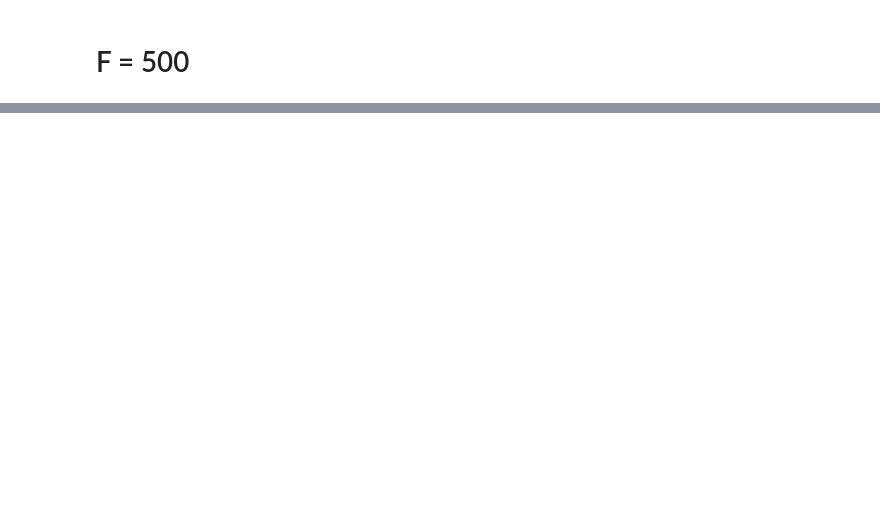
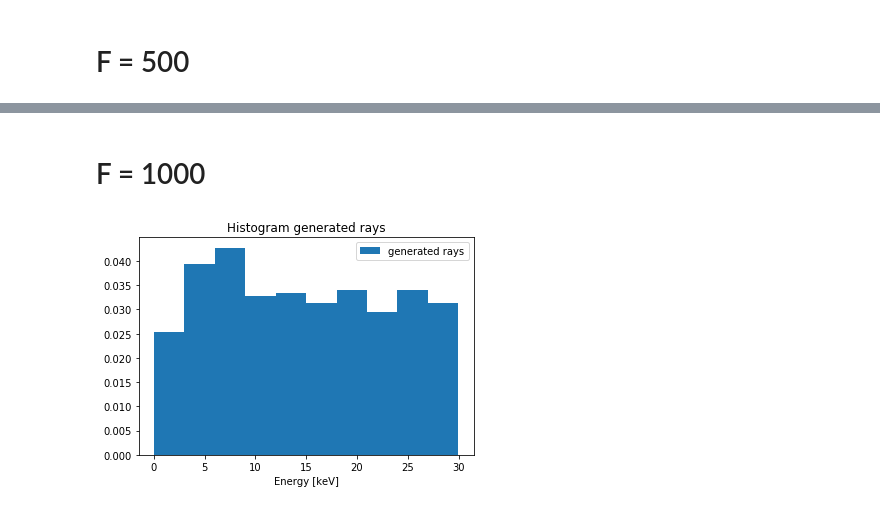
Before and after one commit to pymilo/notebooks, a Jupyter notebook: FOXSISIM_Energy_Response_Big_Angles.ipynb, the cells around one changed output, grey strips where cells are left out. Saved outputs shown, nothing was run; the diff lists cells and outputs as text; code cells hidden in the pictures; blank space fills up the shorter version.

Commit message:
foxsisim energy response for different focal lengths

```diff
--- a/FOXSISIM_Energy_Response_Big_Angles.ipynb
+++ b/FOXSISIM_Energy_Response_Big_Angles.ipynb
@@ -778,0 +804,20 @@ plt.show()
+# %% [markdown]
+# F = 1000
+# %%
+module = Module(radii=[5.151,4.9],focal=1000.0)
+detector = Detector(width=8,
+                    height=8,
+                    normal = [0,0,1],
+                    center = [0,0,230],
+                    reso = [1024,1024])
+
+rays = source.generateRays(module.targetFront, 500)
+
+plt.figure()
+plt.hist([ray.energy for ray in rays], normed=True, label='generated rays')
+plt.xlabel('Energy [keV]')
+plt.title('Histogram generated rays')
+plt.legend()
+plt.show()
+# %% [output]
+[figure, added]
```
Also changed, not shown: parts of 14 cells of this notebook, 1 other file.
